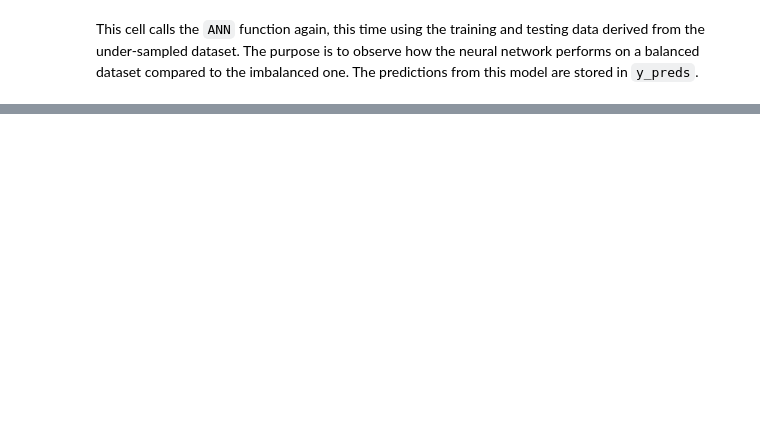
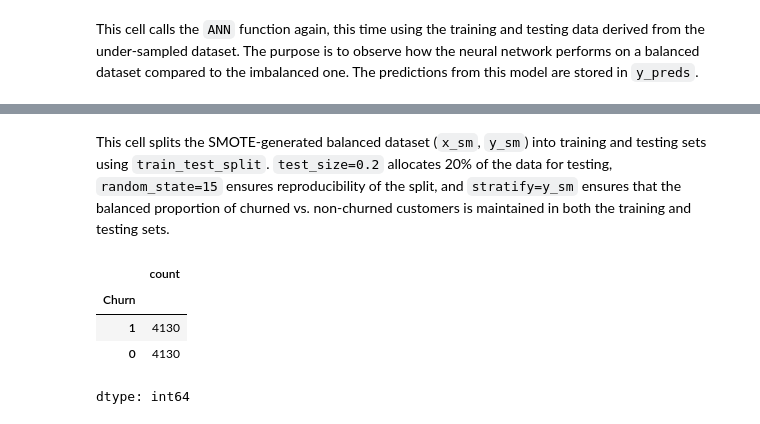
Before and after one commit to Faisalmalik01/deeplearning, a Jupyter notebook: Handling_imbalanced_dataset.ipynb, the cells around one changed output, grey strips where cells are left out. Saved outputs shown, nothing was run; the diff lists cells and outputs as text; code cells hidden in the pictures; blank space fills up the shorter version.

```diff
--- a/Handling_imbalanced_dataset.ipynb
+++ b/Handling_imbalanced_dataset.ipynb
@@ -700,0 +824,10 @@ This cell calls the `ANN` function again, this time using the training and testi
+# %% [markdown]
+This cell splits the SMOTE-generated balanced dataset (`x_sm`, `y_sm`) into training and testing sets using `train_test_split`. `test_size=0.2` allocates 20% of the data for testing, `random_state=15` ensures reproducibility of the split, and `stratify=y_sm` ensures that the balanced proportion of churned vs. non-churned customers is maintained in both the training and testing sets.
+# %%
+y_train.value_counts()
+# %% [output]
+|  | count |
+| Churn |  |
+| 1 | 4130 |
+| 0 | 4130 |
+dtype: int64
```
Also changed, not shown: parts of 37 cells of this notebook.
